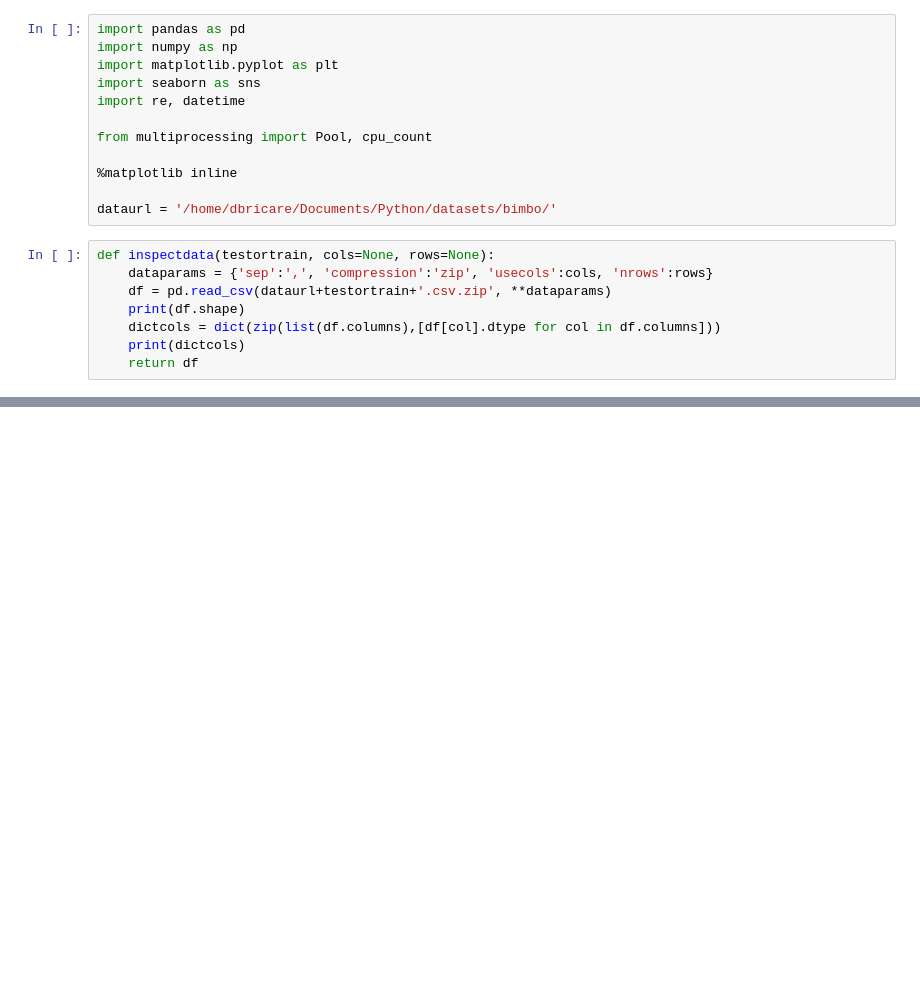
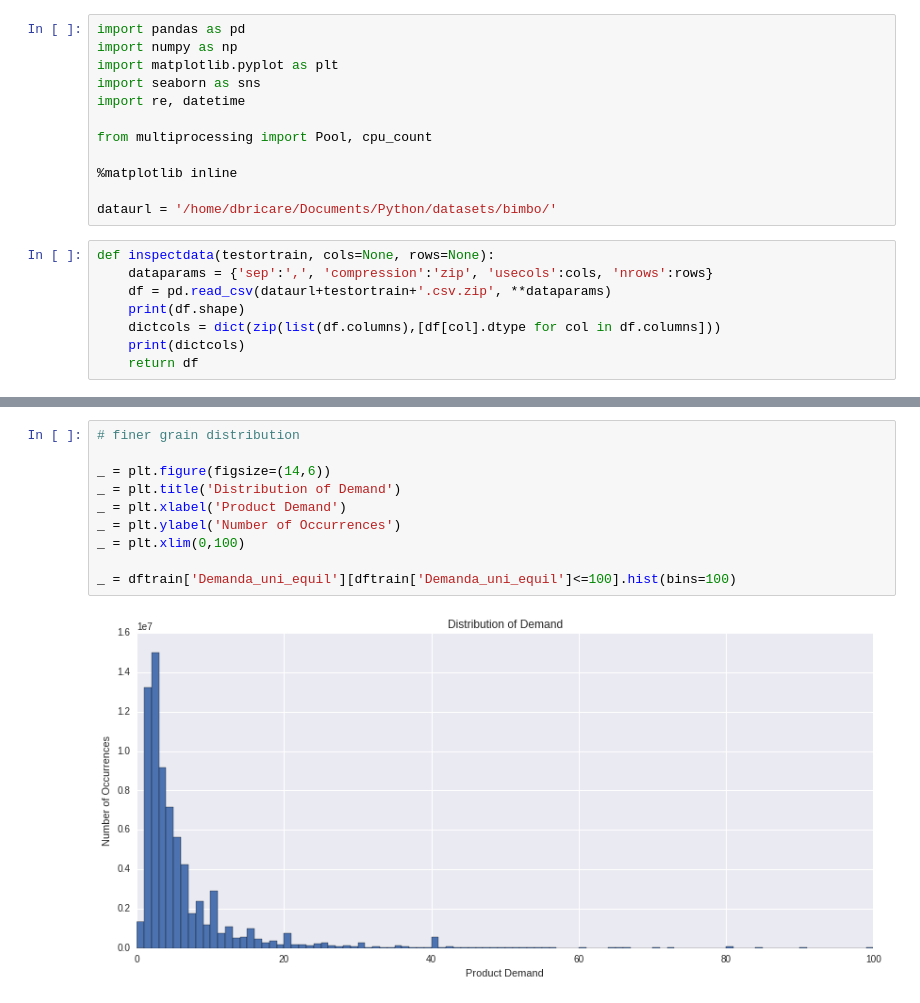
Before and after one commit to dbricare/kaggle, a Jupyter notebook: Bimbo/bimbo2.ipynb, the cells around one changed output, grey strips where cells are left out. Drawn from its saved outputs; the diff is of its cells as text; blank space fills up the shorter version.

```diff
--- a/Bimbo/bimbo2.ipynb
+++ b/Bimbo/bimbo2.ipynb
@@ -28,0 +55,12 @@ dftrain.head()
+# %%
+# finer grain distribution
+
+_ = plt.figure(figsize=(14,6))
+_ = plt.title('Distribution of Demand')
+_ = plt.xlabel('Product Demand')
+_ = plt.ylabel('Number of Occurrences')
+_ = plt.xlim(0,100)
+
+_ = dftrain['Demanda_uni_equil'][dftrain['Demanda_uni_equil']<=100].hist(bins=100)
+# %% [output]
+[figure, added]
```
Also changed, not shown: parts of 22 cells of this notebook.
